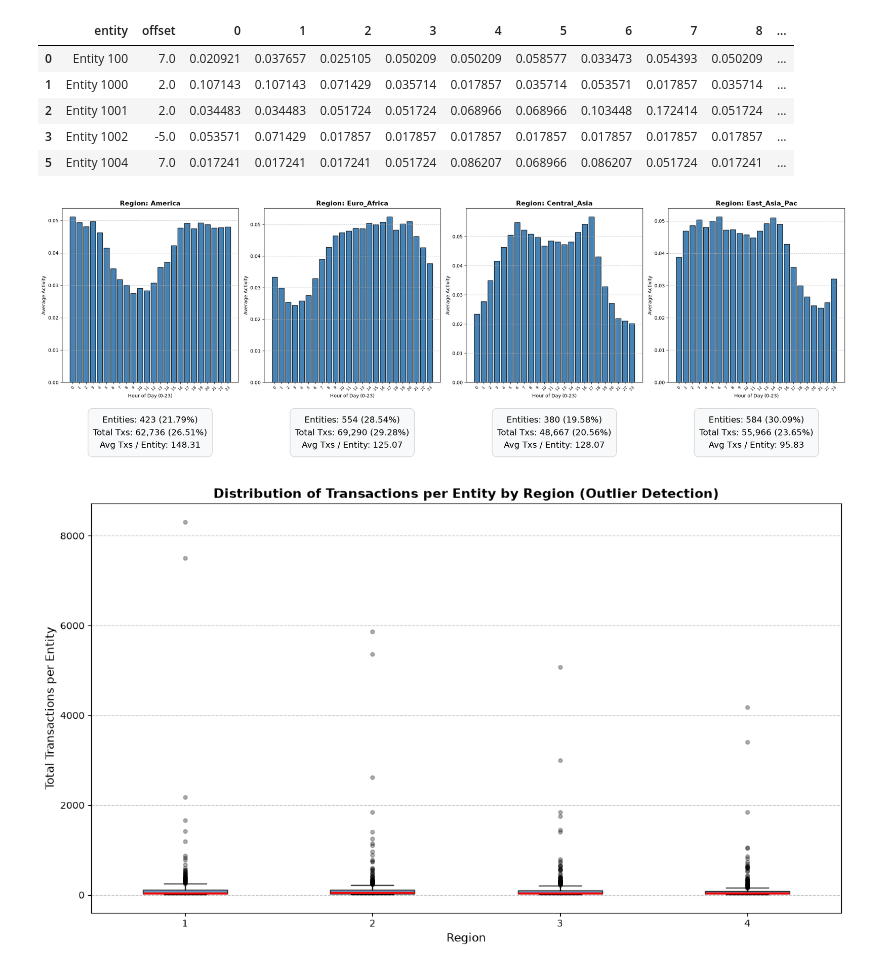
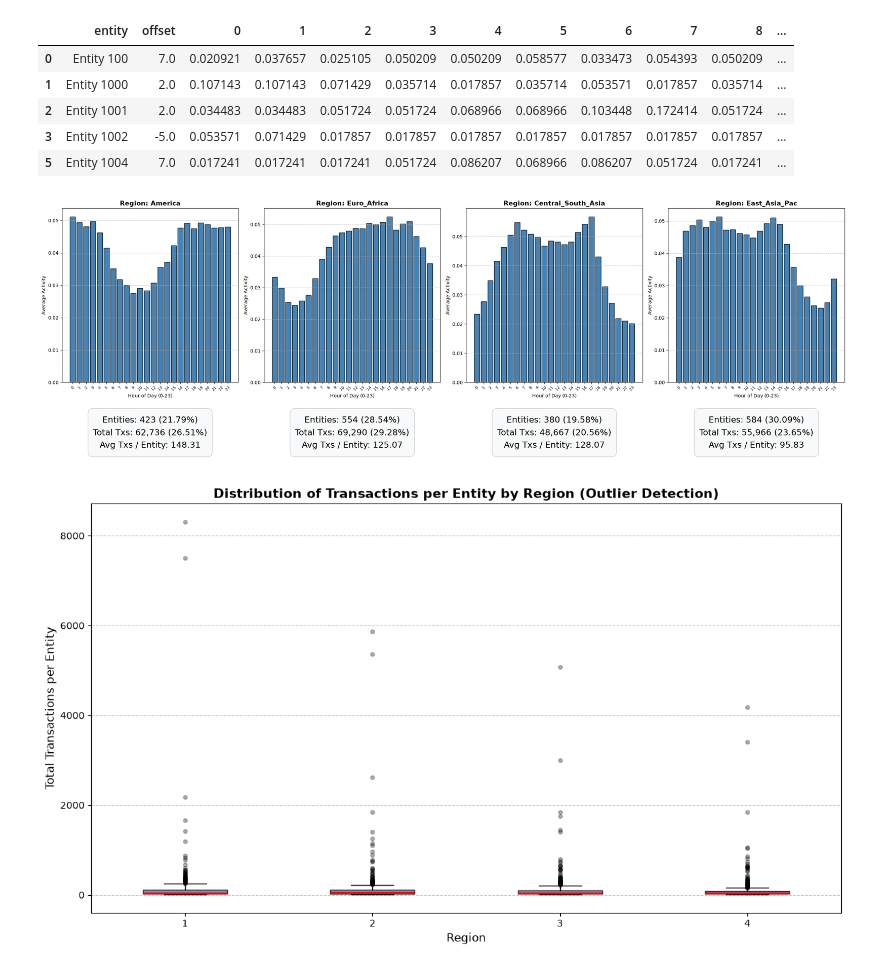
Before and after one commit to MatejDuk/btc_timezone_analysis, a Jupyter notebook: data_preprocessing/data_preprocessing.ipynb, the cells around one changed output. Saved outputs shown, nothing was run; the diff lists cells and outputs as text; code cells hidden in the pictures.

```diff
--- a/data_preprocessing/data_preprocessing.ipynb
+++ b/data_preprocessing/data_preprocessing.ipynb
@@ -181,0 +207,4 @@ table[cols_to_sum] = (table[cols_to_sum] + alpha).div(table["total"] + 24*alpha,
+# %%
+#Adding week days and weekend activity
+db_final["day_type"] = np.where(db_final["mempool_entry_time"].dt.dayofweek < 5, "weekday", "weekend")
+db_final.head()
@@ -181,0 +218,24 @@ table[cols_to_sum] = (table[cols_to_sum] + alpha).div(table["total"] + 24*alpha,
+# %%
+table_weekday_weekend = (
+    db_final.pivot_table(
+        index=["entity", "offset", "day_type"],
+        columns="hour",
+        values="txid",
+        aggfunc="count",
+        fill_value=0
+    )
+)
+table_weekday_weekend = table_weekday_weekend.reset_index()
+
+cols_to_sum = [0, 1, 2, 3, 4, 5, 6, 7, 8, 9, 10, 11, 12, 13, 14, 15, 16, 17, 18, 19, 20, 21, 22, 23]
+table_weekday_weekend["total"] = table_weekday_weekend[cols_to_sum].sum(axis = 1)
+table_weekday_weekend["log_total"] = table_weekday_weekend["total"].apply(lambda r: np.log(r))
+
+#Bayesian normalization of data
+alpha = 1
+table_weekday_weekend[cols_to_sum] = (table_weekday_weekend[cols_to_sum] + alpha).div(table_weekday_weekend["total"] + 24*alpha, axis = 0)
+
+df_unstacked = table_weekday_weekend.set_index(['entity', 'offset', 'day_type']).unstack('day_type')
+df_unstacked.columns = [f"{str(hour)}_{day}" for hour, day in df_unstacked.columns]
+df_wide = df_unstacked.reset_index()
+df_wide = df_wide.fillna(0)
@@ -182,3 +260,8 @@ table[cols_to_sum] = (table[cols_to_sum] + alpha).div(table["total"] + 24*alpha,
+# %%
+table = table.merge(df_wide[["entity",
+                             "0_weekday", "1_weekday", "2_weekday", "3_weekday", "4_weekday", "5_weekday", "6_weekday", "7_weekday", "8_weekday", "9_weekday", "10_weekday", "11_weekday", "12_weekday", "13_weekday", "14_weekday", "15_weekday", "16_weekday", "17_weekday", "18_weekday", "19_weekday", "20_weekday", "21_weekday", "22_weekday", "23_weekday",
+                             "0_weekend", "1_weekend", "2_weekend", "3_weekend", "4_weekend", "5_weekend", "6_weekend", "7_weekend", "8_weekend", "9_weekend", "10_weekend", "11_weekend", "12_weekend", "13_weekend", "14_weekend", "15_weekend", "16_weekend", "17_weekend", "18_weekend", "19_weekend", "20_weekend", "21_weekend", "22_weekend", "23_weekend",
+                             "total_weekday", "total_weekend"]], how = "left", on = "entity")
 # %%
 table.head()
 # %% [output]
@@ -289,8 +376,8 @@ region_mapping = {
     0.0: 'Euro_Africa', 1.0: 'Euro_Africa', 2.0: 'Euro_Africa', 3.0: 'Euro_Africa',
 
     # Central Asia / India / Middle East
-    3.5: 'Central_Asia', 4.0: 'Central_Asia', 4.5: 'Central_Asia', 5.0: 'Central_Asia',
-    5.5: 'Central_Asia', 5.75: 'Central_Asia', 6.0: 'Central_Asia', 6.5: 'Central_Asia',
+    3.5: 'Central_South_Asia', 4.0: 'Central_South_Asia', 4.5: 'Central_South_Asia', 5.0: 'Central_South_Asia',
+    5.5: 'Central_South_Asia', 5.75: 'Central_South_Asia', 6.0: 'Central_South_Asia', 6.5: 'Central_South_Asia',
 
     # East Asia / Pacific
     7.0: 'East_Asia_Pac', 8.0: 'East_Asia_Pac', 9.0: 'East_Asia_Pac', 10.0: 'East_Asia_Pac', 10.5: 'East_Asia_Pac', 11.0: 'East_Asia_Pac',
@@ -335,7 +422,7 @@ summary_table = summary_table.round({'avg_txs_per_entity': 2, 'entity_percentage
 # 2. SPECIFY DESIRED REGION ORDER
 # ---------------------------------------------------------
 
-desired_order = ['America', 'Euro_Africa', 'Central_Asia', 'East_Asia_Pac']
+desired_order = ['America', 'Euro_Africa', 'Central_South_Asia', 'East_Asia_Pac']
 
 # Filter to ensure only existing regions in the data are processed in order
 regions_to_plot = [r for r in desired_order if r in table['region'].values]
@@ -367,34 +454,34 @@ for i, region in enumerate(regions_to_plot):
     ax_chart.bar(avg_activity.index.astype(str), avg_activity.values, color='steelblue', edgecolor='black')
     ax_chart.set_title(f'Region: {region}', fontsize=14, fontweight='bold')
     ax_chart.set_xlabel('Hour of Day (0-23)', fontsize=10)
     ax_chart.set_ylabel('Average Activity', fontsize=10)
     ax_chart.grid(axis='y', linestyle='--', alpha=0.7)
     ax_chart.tick_params(axis='x', rotation=45, labelsize=8)
 
     # --- BOTTOM ROW: Region Specific Stats ---
     ax_stats.axis('off')  # Hide axis ticks and box
 
     stats_text = (
         f"Entities: {int(reg_stats['number_of_entities']):,} ({reg_stats['entity_percentage']:.2f}%)\n"
         f"Total Txs: {int(reg_stats['number_of_txs']):,} ({reg_stats['txs_percentage']:.2f}%)\n"
         f"Avg Txs / Entity: {reg_stats['avg_txs_per_entity']:.2f}"
     )
 
     # Add formatted text box directly beneath the corresponding histogram
     ax_stats.text(
         0.5, 0.5, stats_text,
         transform=ax_stats.transAxes,
         fontsize=18,
         ha='center',
         va='center',
         linespacing=1.5,
         bbox=dict(boxstyle='round,pad=0.6', facecolor='#f8f9fa', edgecolor='#cccccc', linewidth=1)
     )
 
 plt.tight_layout()
 plt.show()
 # %% [output]
-[figure, old version]
+[figure, new version]
 # %%
 # Ensure we only try to plot regions that actually exist in the dataset
 regions_to_plot = [r for r in desired_order if r in table['region'].values]
```
Also changed, not shown: parts of 10 cells of this notebook, 11 other files.
